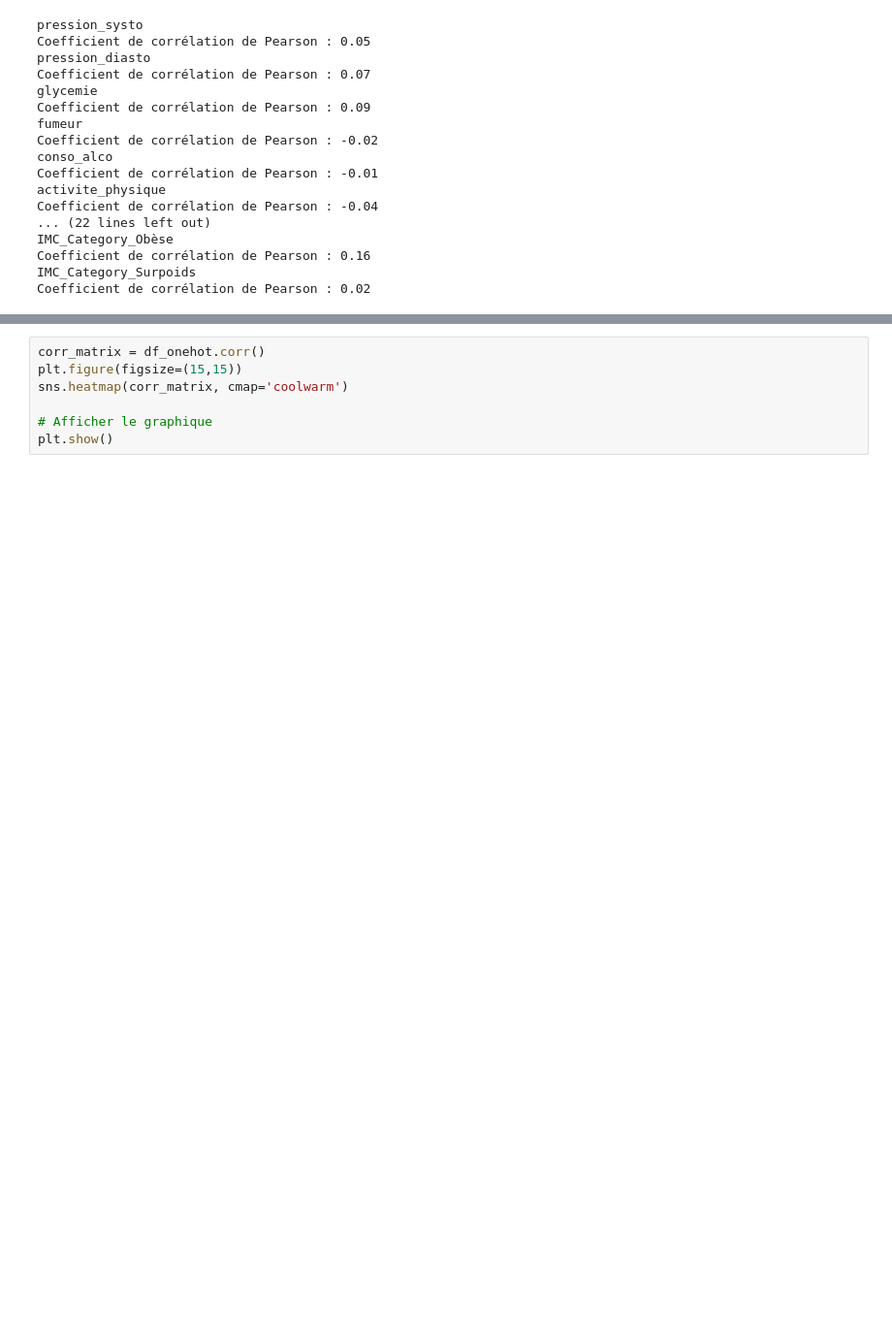
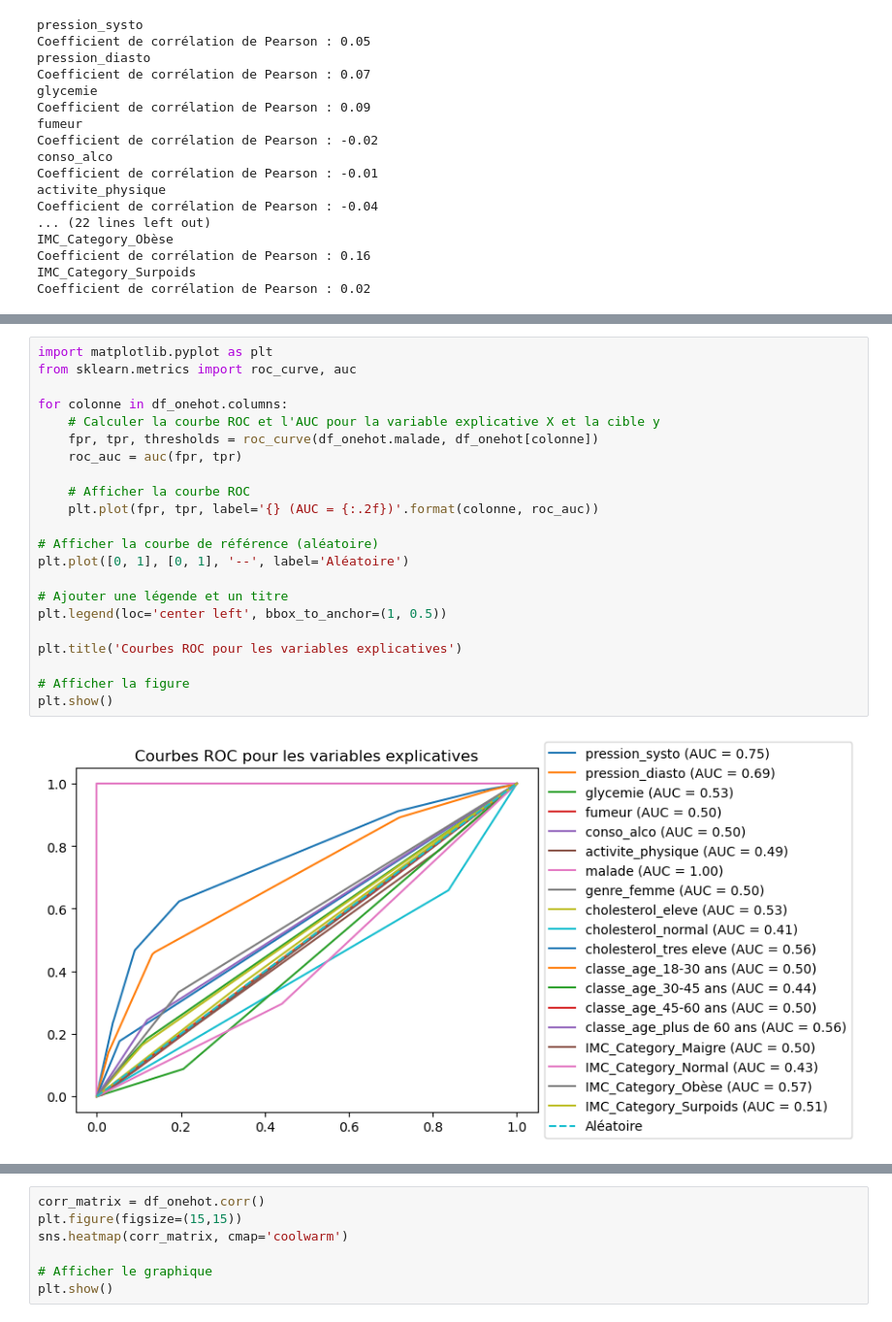
Before and after one commit to corentinGregoire/TP-Moreau, a Jupyter notebook: TP Maladies.ipynb, the cells around one changed output, grey strips where cells are left out. Shown at 97% size. Cells and saved outputs as stored; diff of their text form; blank space fills up the shorter version.

```diff
--- a/TP Maladies.ipynb
+++ b/TP Maladies.ipynb
@@ -155,0 +185,24 @@ Coefficient de corrélation de Pearson : 0.02
+# %%
+import matplotlib.pyplot as plt
+from sklearn.metrics import roc_curve, auc
+
+for colonne in df_onehot.columns:
+    # Calculer la courbe ROC et l'AUC pour la variable explicative X et la cible y
+    fpr, tpr, thresholds = roc_curve(df_onehot.malade, df_onehot[colonne])
+    roc_auc = auc(fpr, tpr)
+
+    # Afficher la courbe ROC
+    plt.plot(fpr, tpr, label='{} (AUC = {:.2f})'.format(colonne, roc_auc))
+
+# Afficher la courbe de référence (aléatoire)
+plt.plot([0, 1], [0, 1], '--', label='Aléatoire')
+
+# Ajouter une légende et un titre
+plt.legend(loc='center left', bbox_to_anchor=(1, 0.5))
+
+plt.title('Courbes ROC pour les variables explicatives')
+
+# Afficher la figure
+plt.show()
+# %% [output]
+[figure, added]
```
Also changed, not shown: parts of 3 cells of this notebook.
